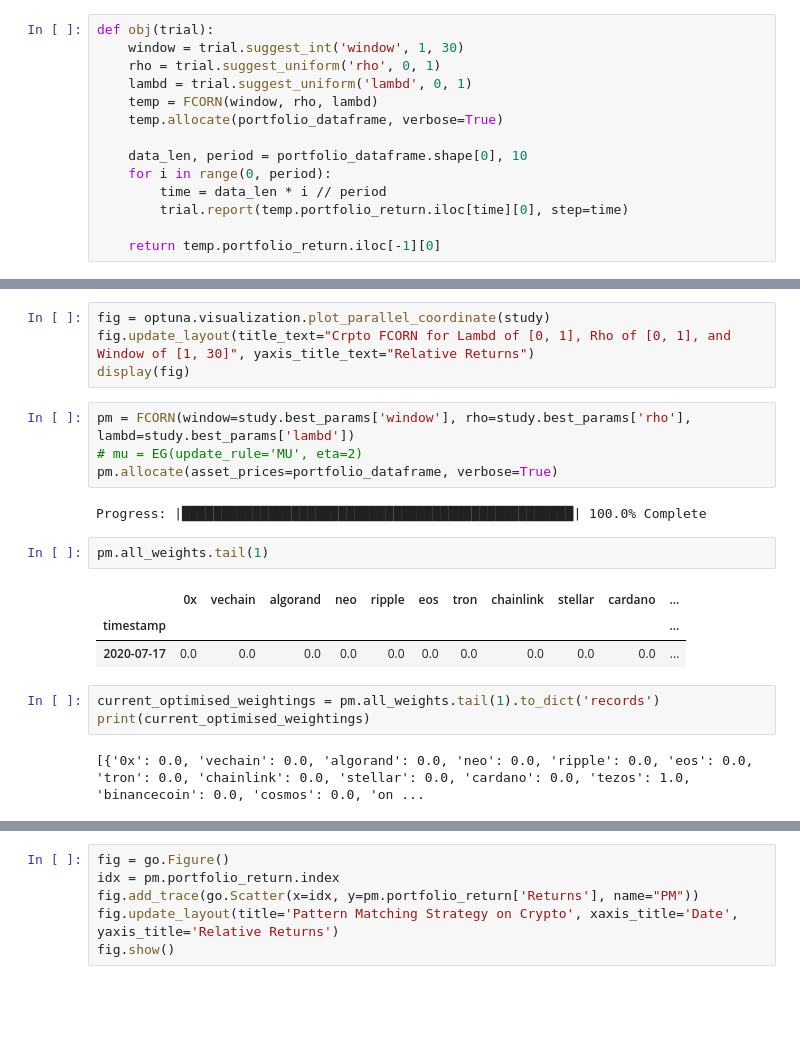
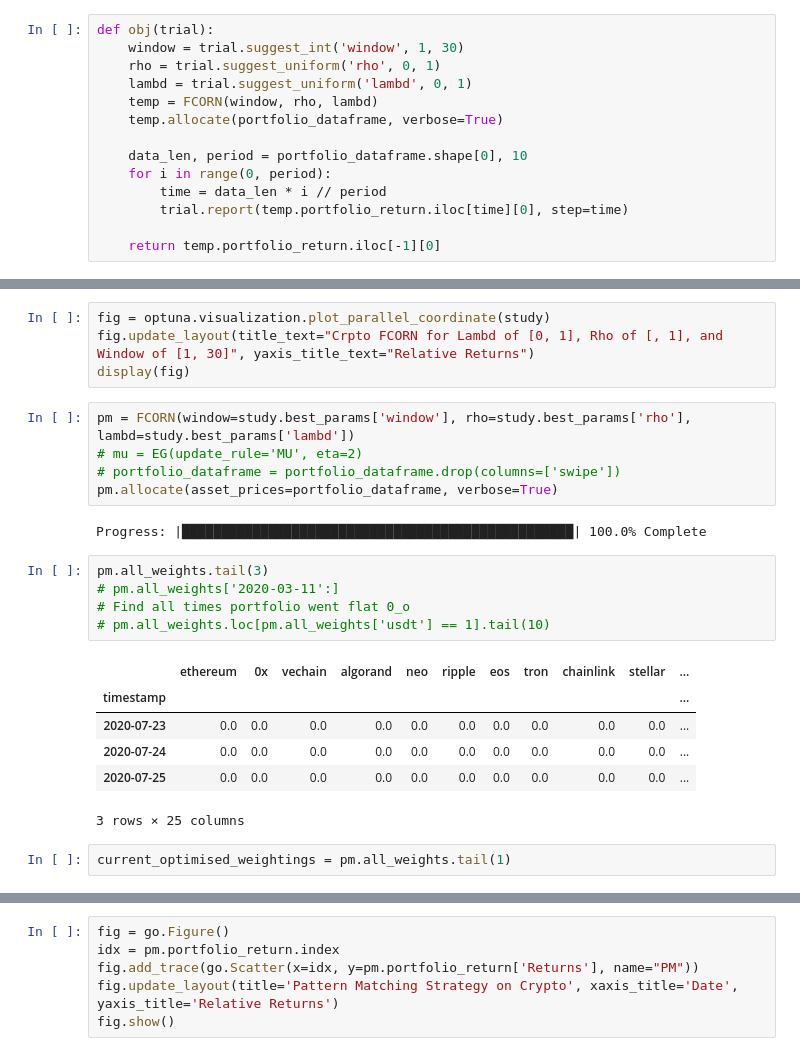
Before and after one commit to rej156/xbeforey-ml, a Jupyter notebook: binance-futs-pm.ipynb, the cells around one changed output, grey strips where cells are left out. Drawn from its saved outputs; the diff is of its cells as text; blank space fills up the shorter version.

```diff
--- a/binance-futs-pm.ipynb
+++ b/binance-futs-pm.ipynb
@@ -189,24 +187,28 @@ Best trial number:22
 # %%
 fig = optuna.visualization.plot_parallel_coordinate(study)
-fig.update_layout(title_text="Crpto FCORN for Lambd of [0, 1], Rho of [0, 1], and Window of [1, 30]", yaxis_title_text="Relative Returns")
+fig.update_layout(title_text="Crpto FCORN for Lambd of [0, 1], Rho of [, 1], and Window of [1, 30]", yaxis_title_text="Relative Returns")
 display(fig)
 # %%
 pm = FCORN(window=study.best_params['window'], rho=study.best_params['rho'], lambd=study.best_params['lambd'])
 # mu = EG(update_rule='MU', eta=2)
+# portfolio_dataframe = portfolio_dataframe.drop(columns=['swipe'])
 pm.allocate(asset_prices=portfolio_dataframe, verbose=True)
 # %% [output]
 Progress: |██████████████████████████████████████████████████| 100.0% Complete
+# %%
+pm.all_weights.tail(3)
+# pm.all_weights['2020-03-11':]
+# Find all times portfolio went flat 0_o
+# pm.all_weights.loc[pm.all_weights['usdt'] == 1].tail(10)
+# %% [output]
+|  | ethereum | 0x | vechain | algorand | neo | ripple | eos | tron | chainlink | stellar | ... |
+| timestamp |  |  |  |  |  |  |  |  |  |  | ... |
+| 2020-07-23 | 0.0 | 0.0 | 0.0 | 0.0 | 0.0 | 0.0 | 0.0 | 0.0 | 0.0 | 0.0 | ... |
+| 2020-07-24 | 0.0 | 0.0 | 0.0 | 0.0 | 0.0 | 0.0 | 0.0 | 0.0 | 0.0 | 0.0 | ... |
+| 2020-07-25 | 0.0 | 0.0 | 0.0 | 0.0 | 0.0 | 0.0 | 0.0 | 0.0 | 0.0 | 0.0 | ... |
+3 rows × 25 columns
 # %%
-pm.all_weights.tail(1)
+current_optimised_weightings = pm.all_weights.tail(1)
-# %% [output]
-|  | 0x | vechain | algorand | neo | ripple | eos | tron | chainlink | stellar | cardano | ... |
-| timestamp |  |  |  |  |  |  |  |  |  |  | ... |
-| 2020-07-17 | 0.0 | 0.0 | 0.0 | 0.0 | 0.0 | 0.0 | 0.0 | 0.0 | 0.0 | 0.0 | ... |
-# %%
-current_optimised_weightings = pm.all_weights.tail(1).to_dict('records')
-print(current_optimised_weightings)
-# %% [output]
-[{'0x': 0.0, 'vechain': 0.0, 'algorand': 0.0, 'neo': 0.0, 'ripple': 0.0, 'eos': 0.0, 'tron': 0.0, 'chainlink': 0.0, 'stellar': 0.0, 'cardano': 0.0, 'tezos': 1.0, 'binancecoin': 0.0, 'cosmos': 0.0, 'on ...
 # %%
 pm.all_weights.plot()
 # %% [output]
```
Also changed, not shown: parts of 21 cells of this notebook.
